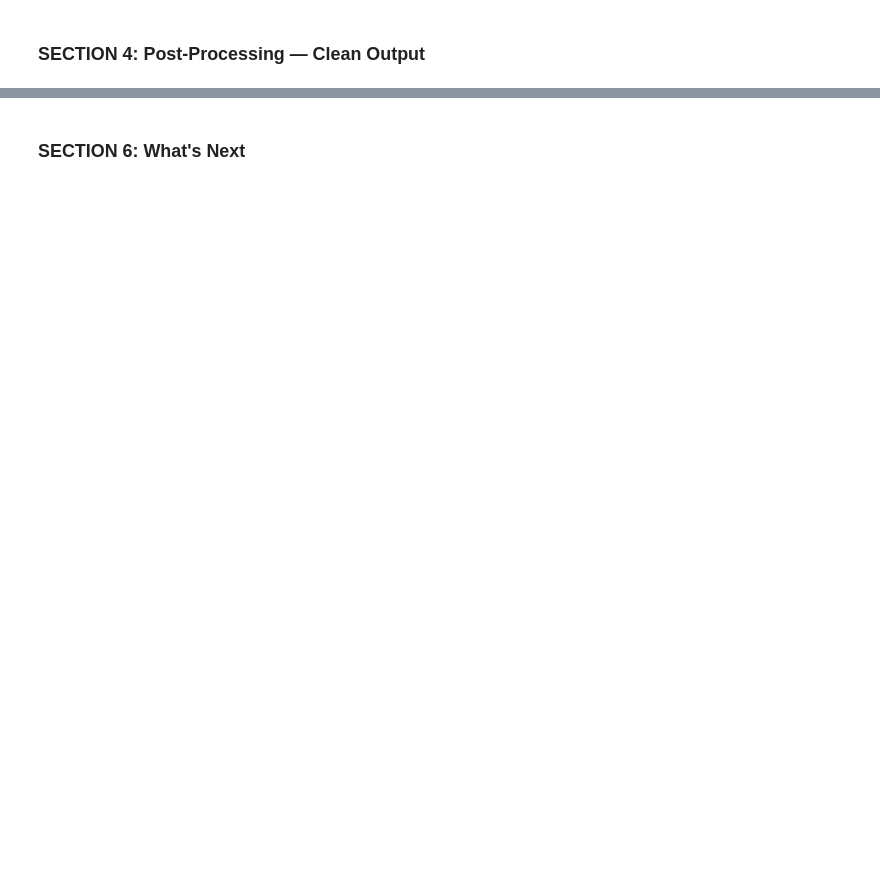
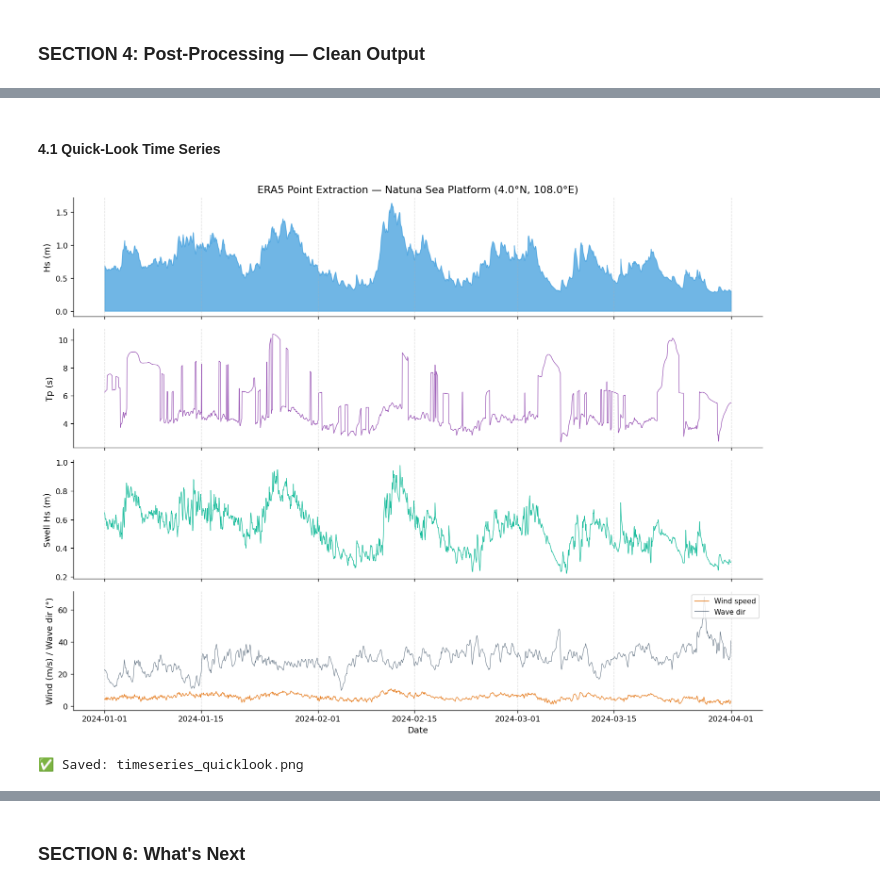
Before and after one commit to nusawave-labs/extract-point, a Jupyter notebook: notebooks/extract_point.ipynb, the cells around one changed output, grey strips where cells are left out. Cells and saved outputs as stored; diff of their text form; code cells hidden in the pictures; blank space fills up the shorter version.

```diff
--- a/notebooks/extract_point.ipynb
+++ b/notebooks/extract_point.ipynb
@@ -247,0 +316,14 @@ plt.show()
+# %%
+from extract_utils import extract_point, add_wind_speed, quick_stats
+
+df = extract_point(DATA_PATH, TARGET_LAT, TARGET_LON)
+df = add_wind_speed(df)
+df["lat"] = TARGET_LAT
+df["lon"] = TARGET_LON
+df["source"] = "ERA5"
+
+print(df.describe().round(3))
+print(f"\nMissing values:\n{df.isna().sum()}")
+
+df.to_csv("natuna_timeseries.csv")
+print("\n✅ Saved: natuna_timeseries.csv")
@@ -247,0 +348,38 @@ plt.show()
+# %% [markdown]
+#### 4.1 Quick-Look Time Series
+# %%
+# ── Quick-look time series — first 3 months ───────────────────
+start = df.index.min()
+sample = df[start : start + pd.DateOffset(months=3)]
+
+fig, axes = plt.subplots(4, 1, figsize=(13, 10), sharex=True)
+
+axes[0].fill_between(sample.index, sample["hs_m"], alpha=0.7, color="#3498db")
+axes[0].set_ylabel("Hs (m)", fontsize=11)
+axes[0].set_title(
+    f"ERA5 Point Extraction — {SITE_NAME} ({TARGET_LAT}°N, {TARGET_LON}°E)",
+    fontsize=13,
+)
+
+axes[1].plot(sample.index, sample["tp_s"], color="#9b59b6", lw=0.8)
+axes[1].set_ylabel("Tp (s)", fontsize=11)
+
+axes[2].plot(sample.index, sample["swell_hs_m"], color="#1abc9c", lw=0.8)
+axes[2].set_ylabel("Swell Hs (m)", fontsize=11)
+
+axes[3].plot(sample.index, sample["wind_speed_ms"], color="#e67e22", lw=0.8, label="Wind speed")
+axes[3].plot(sample.index, sample["wave_dir_deg"], color="#34495e", lw=0.6, alpha=0.8, label="Wave dir")
+axes[3].set_ylabel("Wind (m/s) / Wave dir (°)", fontsize=11)
+axes[3].set_xlabel("Date", fontsize=11)
+axes[3].legend(loc="upper right", fontsize=9)
+
+for ax in axes:
+    ax.grid(axis="x", linestyle="--", alpha=0.4)
+
+fig.tight_layout()
+plt.savefig("timeseries_quicklook.png", dpi=150)
+plt.show()
+print("✅ Saved: timeseries_quicklook.png")
+# %% [output]
+[figure, added]
+✅ Saved: timeseries_quicklook.png
```
Also changed, not shown: parts of 26 cells of this notebook, 12 other files.
